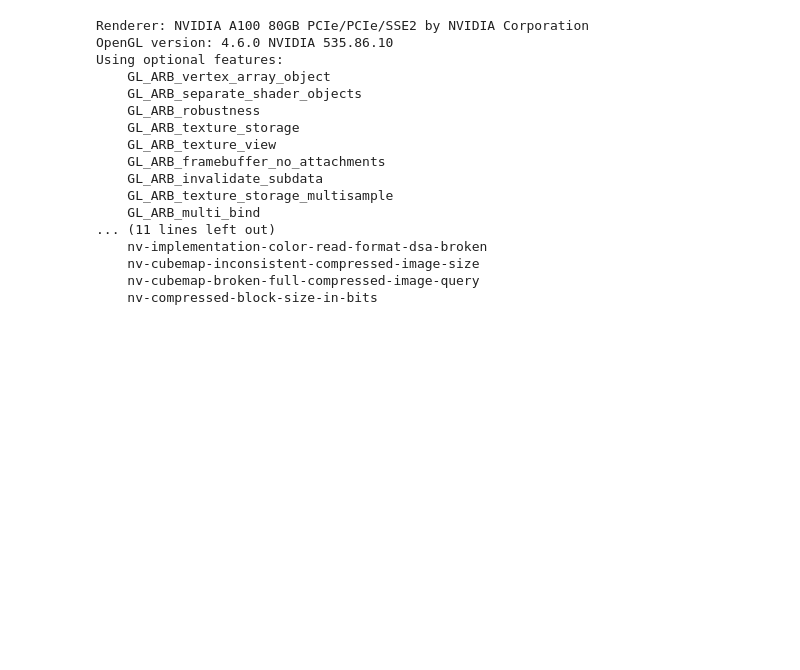
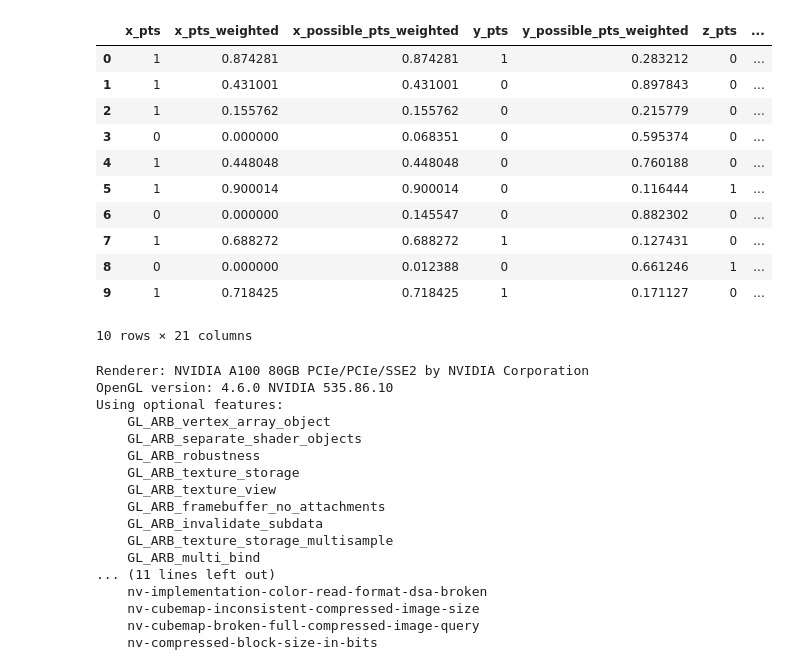
Before and after one commit to dylan-goetting/EVQA, a Jupyter notebook: sim_play.ipynb, the cells around one changed output. Saved outputs shown, nothing was run; the diff lists cells and outputs as text; code cells hidden in the pictures; blank space fills up the shorter version.

```diff
--- a/sim_play.ipynb
+++ b/sim_play.ipynb
@@ -5,3 +44,18 @@ import numpy as np
+# %%
+df
+# %% [output]
+|  | x_pts | x_pts_weighted | x_possible_pts_weighted | y_pts | y_possible_pts_weighted | z_pts | ... |
+| 0 | 1 | 0.874281 | 0.874281 | 1 | 0.283212 | 0 | ... |
+| 1 | 1 | 0.431001 | 0.431001 | 0 | 0.897843 | 0 | ... |
+| 2 | 1 | 0.155762 | 0.155762 | 0 | 0.215779 | 0 | ... |
+| 3 | 0 | 0.000000 | 0.068351 | 0 | 0.595374 | 0 | ... |
+| 4 | 1 | 0.448048 | 0.448048 | 0 | 0.760188 | 0 | ... |
+| 5 | 1 | 0.900014 | 0.900014 | 0 | 0.116444 | 1 | ... |
+| 6 | 0 | 0.000000 | 0.145547 | 0 | 0.882302 | 0 | ... |
+| 7 | 1 | 0.688272 | 0.688272 | 1 | 0.127431 | 0 | ... |
+| 8 | 0 | 0.000000 | 0.012388 | 0 | 0.661246 | 1 | ... |
+| 9 | 1 | 0.718425 | 0.718425 | 1 | 0.171127 | 0 | ... |
+10 rows × 21 columns
 # %%
 scene_path = 'datasets/hm3d/minival/00808-y9hTuugGdiq/y9hTuugGdiq.basis.glb'
 scene_config = 'datasets/hm3d/minival/hm3d_annotated_minival_basis.scene_dataset_config.json'
```
Also changed, not shown: parts of 4 cells of this notebook, 6 other files.
